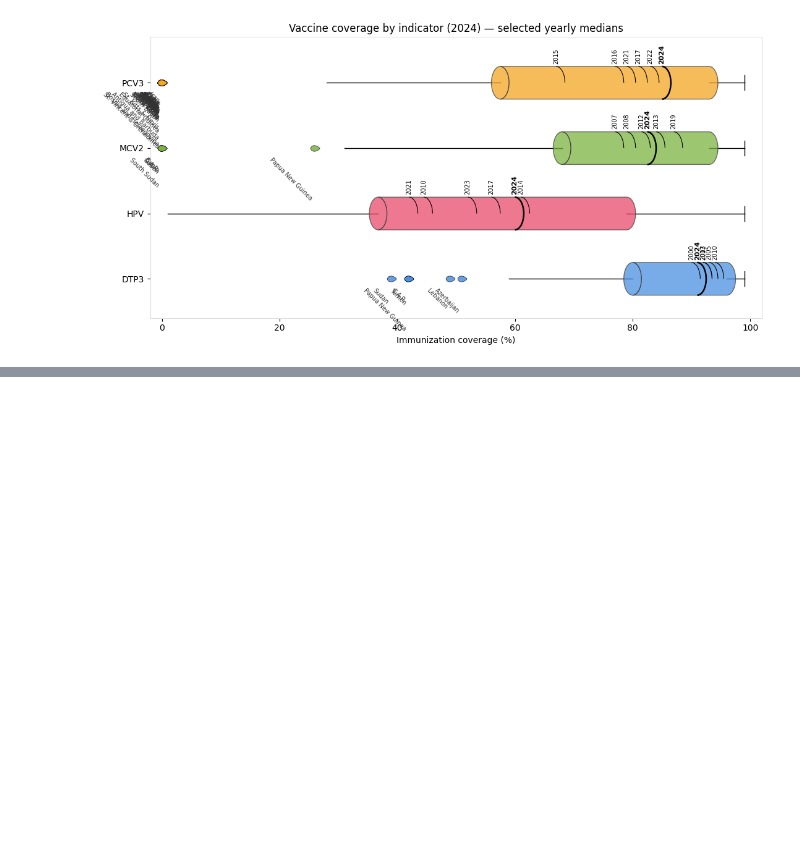
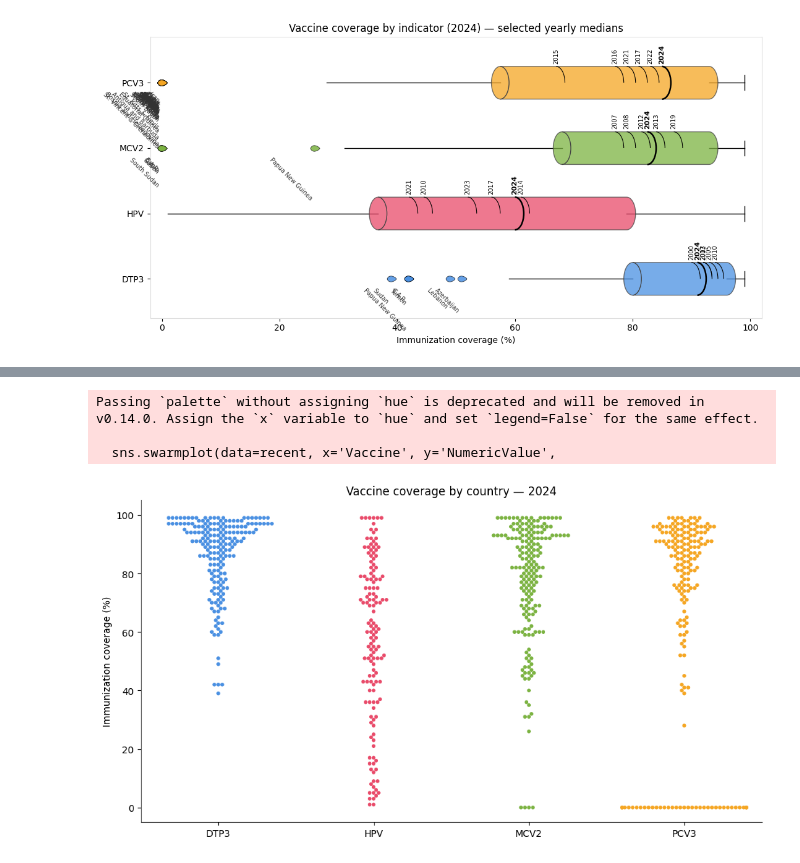
Before and after one commit to SelmaEsders/WHO_health_indicators, a Jupyter notebook: Jupyter_Notebooks/SelmaVaccines01_tryout.ipynb, the cells around one changed output, grey strips where cells are left out. Drawn from its saved outputs; the diff is of its cells as text; code cells hidden in the pictures; blank space fills up the shorter version.

```diff
--- a/Jupyter_Notebooks/SelmaVaccines01_tryout.ipynb
+++ b/Jupyter_Notebooks/SelmaVaccines01_tryout.ipynb
@@ -2619,0 +2768,30 @@ plt.show()
+# %%
+# === PLOT 2: swarmplot of 2024 country values ===
+TARGET_YEAR = 2024
+recent = vaccine_all_years[
+    (vaccine_all_years['TimeDim'] == TARGET_YEAR) &
+    (vaccine_all_years['SpatialDimType'] == 'COUNTRY')
+].copy()
+recent['NumericValue'] = pd.to_numeric(recent['NumericValue'], errors='coerce')
+recent = recent.dropna(subset=['NumericValue'])
+
+fig, ax = plt.subplots(figsize=(10, 5.5))
+sns.swarmplot(data=recent, x='Vaccine', y='NumericValue',
+              order=order, palette=colors, size=4, ax=ax)
+
+ax.set_xlabel('')
+ax.set_ylabel('Immunization coverage (%)')
+ax.set_title(f'Vaccine coverage by country — {TARGET_YEAR}')
+ax.set_ylim(-5, 105)
+for spine in ['top', 'right']:
+    ax.spines[spine].set_visible(False)
+
+plt.tight_layout()
+plt.savefig(f'Plot_pictures/vaccine_swarm_{TARGET_YEAR}.png',
+            dpi=300, bbox_inches='tight')
+plt.show()
+# %% [output]
+Passing `palette` without assigning `hue` is deprecated and will be removed in v0.14.0. Assign the `x` variable to `hue` and set `legend=False` for the same effect.
+
+  sns.swarmplot(data=recent, x='Vaccine', y='NumericValue',
+[figure, added]
```
Also changed, not shown: parts of 10 cells of this notebook, 13 other files.
